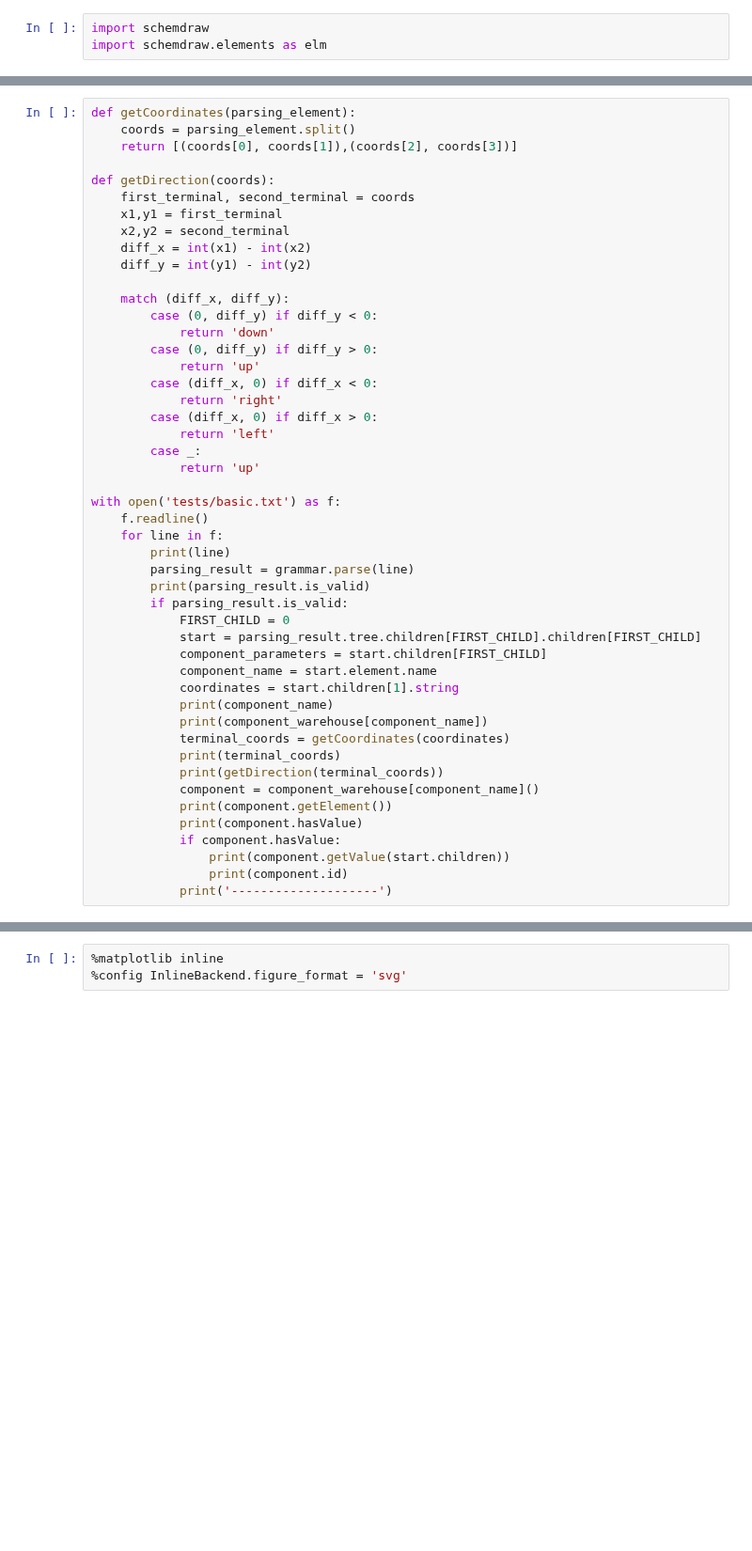
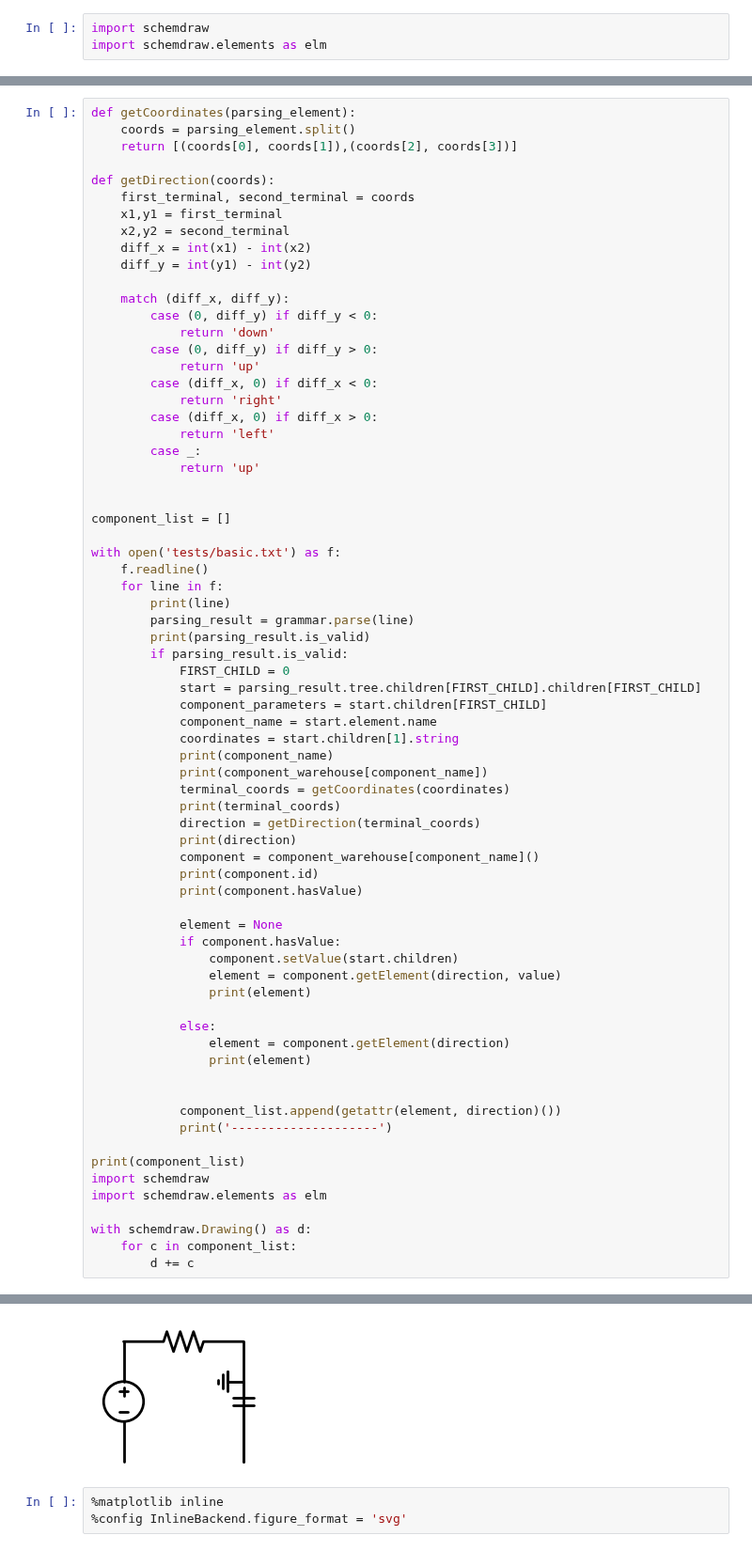
Before and after one commit to raspberrypisig/circuitjs2schemdraw, a Jupyter notebook: main.ipynb, the cells around one changed output, grey strips where cells are left out. Shown at 94% size. Saved outputs shown, nothing was run; the diff lists cells and outputs as text; blank space fills up the shorter version.

Commit message:
collected elements into a list

```diff
--- a/main.ipynb
+++ b/main.ipynb
@@ -226,6 +237,9 @@ def getDirection(coords):
         case _:
             return 'up'
 
+
+component_list = []
+
 with open('tests/basic.txt') as f:
     f.readline()
     for line in f:
@@ -242,14 +256,33 @@ with open('tests/basic.txt') as f:
             print(component_warehouse[component_name])
             terminal_coords = getCoordinates(coordinates)
             print(terminal_coords)
-            print(getDirection(terminal_coords))
+            direction = getDirection(terminal_coords)
+            print(direction)
             component = component_warehouse[component_name]()
-            print(component.getElement())
+            print(component.id)
             print(component.hasValue)
+
+            element = None
             if component.hasValue:
-                print(component.getValue(start.children))
-                print(component.id)
+                component.setValue(start.children)
+                element = component.getElement(direction, value)
+                print(element)
+
+            else:
+                element = component.getElement(direction)
+                print(element)
+
+
+            component_list.append(getattr(element, direction)())
             print('--------------------')
+
+print(component_list)
+import schemdraw
+import schemdraw.elements as elm
+
+with schemdraw.Drawing() as d:
+    for c in component_list:
+        d += c
 # %% [output]
 v 160 144 160 64 0 0 40 10 0 0 0.5
 
@@ -271,3 +304,4 @@ False
+[figure, added]
 # %%
 %matplotlib inline
 %config InlineBackend.figure_format = 'svg'
```
Also changed, not shown: parts of 2 cells of this notebook.
